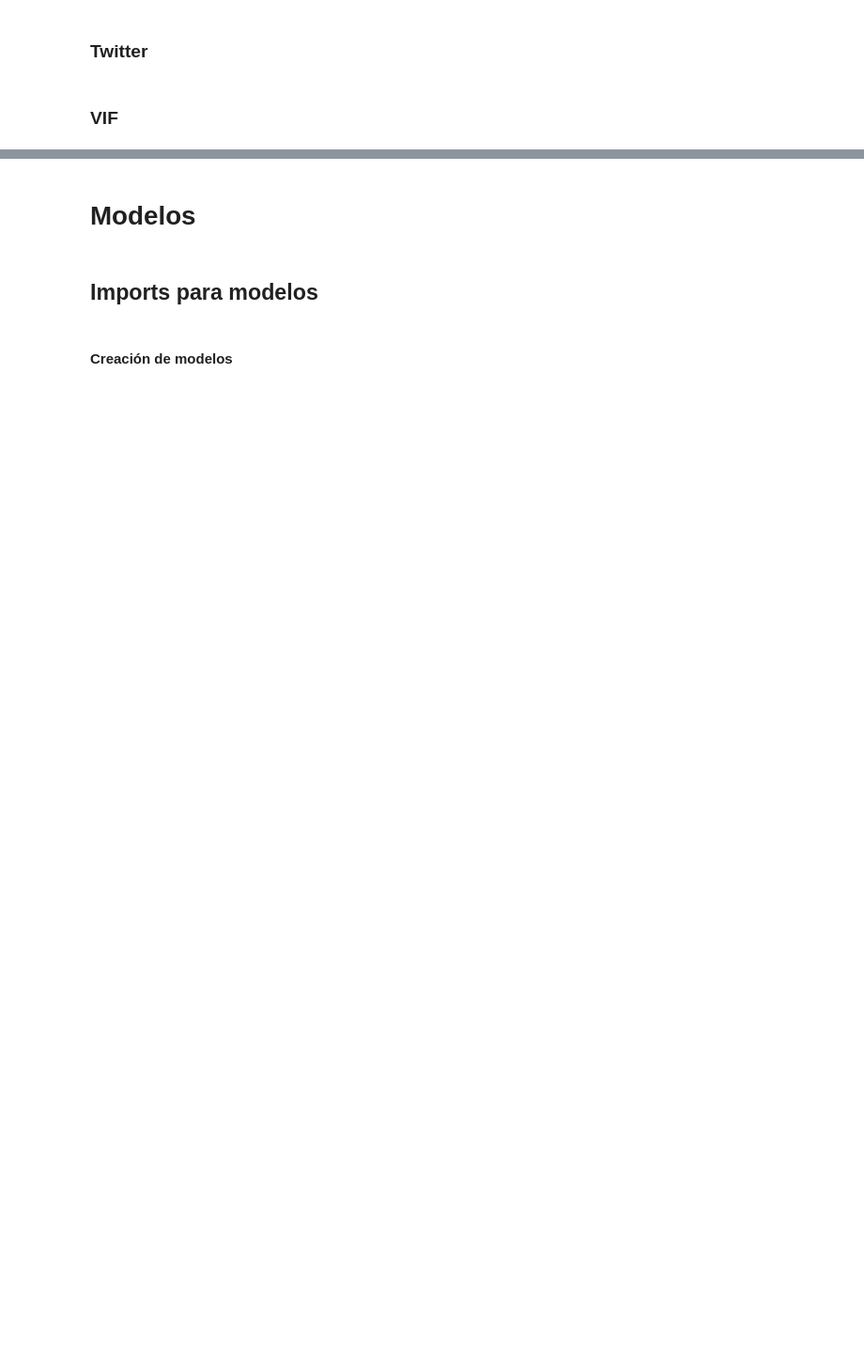
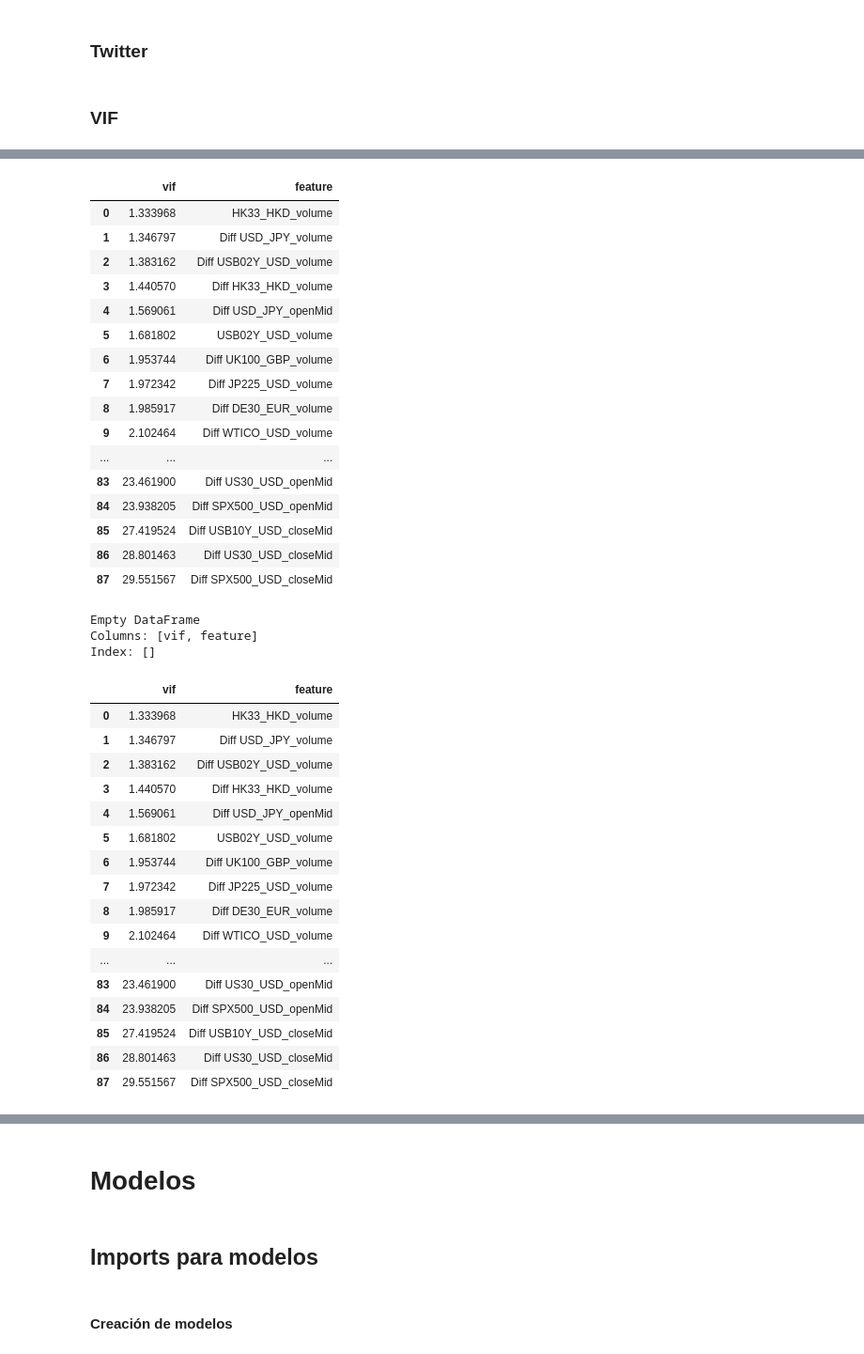
Before and after one commit to FranSerr/stock_prophets, a Jupyter notebook: Notebooks/FX3.ipynb, the cells around one changed output, grey strips where cells are left out. Shown at 94% size. Drawn from its saved outputs; the diff is of its cells as text; code cells hidden in the pictures; blank space fills up the shorter version.

```diff
--- a/Notebooks/FX3.ipynb
+++ b/Notebooks/FX3.ipynb
@@ -147,25 +117,28 @@ df1.head()
 # %%
 ##### Checar logaritmos de volumenes
 
-def adjust_lags(dat, min_window=None, date='USD_JPY_date', pricediff=True, candleformat='midpoint', log=True):
+def adjust_lags(dat, min_window=None, instrument='USD_JPY', pricediff=True, candleformat='midpoint', log=True, trading=False):
     """
     Ajusta intervalos de tiempo en rangos de una hora
 
     Args:
         dat (DataFrame): Datos
-        date (str): Columna con fecha de la variable a predecir
+        instrument (str): Divisa
         min_window (int): De cuántos minutos es cada intervalo
         pricediff (bool): Si queremos diferencias en precios
         candleformat (str): ['bidask', 'midpoint']
         log (bool): Si queremos transformación logarítmica
+        trading (bool): Si estamos en producción
     Returns:
         df (DataFrame): Datos transformados y ajustados
     """
 
     df = dat.copy()
+    date = '{}_date'.format(instrument)
     drops = [k for k in df.columns if date not in k and ('date' in k or 'complete' in k or 'time' in k)]
     df = df.drop(drops, axis=1)
-    df = df[100:] # Falla en API
+    if trading == False:
+        df = df[100:] # Falla en API
     df = df.reset_index(drop=True)
     df = df.fillna(method='ffill')
     df = df.fillna(method='bfill')
@@ -341,12 +314,13 @@ def adjust_lags(dat, min_window=None, date='USD_JPY_date', pricediff=True, candl
         df['Low'] = df.drop(fake_drop, 1).min(axis=1)
         df['vol'] = df[volume].sum(axis=1)
         df = df[step+1:]
-
     df[date] = df[date].astype(str)
-    df['d2'] = df[date].str[14:]
-    df = df[df['d2'] == '00:00+00:00']
-    df = df.reset_index(drop=True)
-    df = df.drop('d2', axis=1)
+    if min_window:
+        df['d2'] = df[date].str[14:]
+        df = df[df['d2'] == '00:00+00:00']
+        df = df.reset_index(drop=True)
+        df = df.drop('d2', axis=1)
     df[date] = df[date].str[:13]
-
+    df = df.fillna(method='ffill')
+    df = df.fillna(method='bfill')
     return df
@@ -357,8 +327,14 @@ pricediff = True
+# %%
+instrument = 'USD_JPY'
+pricediff = True
+log = True
+min_window = None
+candleformat = 'midpoint' # ['midpoint', 'bidask']
 # %%
 pr = adjust_lags(df1,
-                 min_window=None,
-                 date=date,
+                 min_window=min_window,
+                 instrument=instrument,
                  pricediff=pricediff,
-                 candleformat='midpoint',
-                 log=True)
+                 candleformat=candleformat,
+                 log=log)
 # %% [output]
@@ -538,0 +522,4 @@ df.head()
+# %%
+df = pr.copy()
+date = 'USD_JPY_date'
+df = df.drop(date, axis=1)
@@ -539 +572,41 @@ df.head()
+# %%
+df = reduce_multicol_randomly(df, instrument, pricediff)
+# %% [output]
+|  | vif | feature |
+| 0 | 1.333968 | HK33_HKD_volume |
+| 1 | 1.346797 | Diff USD_JPY_volume |
+| 2 | 1.383162 | Diff USB02Y_USD_volume |
+| 3 | 1.440570 | Diff HK33_HKD_volume |
+| 4 | 1.569061 | Diff USD_JPY_openMid |
+| 5 | 1.681802 | USB02Y_USD_volume |
+| 6 | 1.953744 | Diff UK100_GBP_volume |
+| 7 | 1.972342 | Diff JP225_USD_volume |
+| 8 | 1.985917 | Diff DE30_EUR_volume |
+| 9 | 2.102464 | Diff WTICO_USD_volume |
+| ... | ... | ... |
+| 83 | 23.461900 | Diff US30_USD_openMid |
+| 84 | 23.938205 | Diff SPX500_USD_openMid |
+| 85 | 27.419524 | Diff USB10Y_USD_closeMid |
+| 86 | 28.801463 | Diff US30_USD_closeMid |
+| 87 | 29.551567 | Diff SPX500_USD_closeMid |
+Empty DataFrame
+Columns: [vif, feature]
+Index: []
+|  | vif | feature |
+| 0 | 1.333968 | HK33_HKD_volume |
+| 1 | 1.346797 | Diff USD_JPY_volume |
+| 2 | 1.383162 | Diff USB02Y_USD_volume |
+| 3 | 1.440570 | Diff HK33_HKD_volume |
+| 4 | 1.569061 | Diff USD_JPY_openMid |
+| 5 | 1.681802 | USB02Y_USD_volume |
+| 6 | 1.953744 | Diff UK100_GBP_volume |
+| 7 | 1.972342 | Diff JP225_USD_volume |
+| 8 | 1.985917 | Diff DE30_EUR_volume |
+| 9 | 2.102464 | Diff WTICO_USD_volume |
+| ... | ... | ... |
+| 83 | 23.461900 | Diff US30_USD_openMid |
+| 84 | 23.938205 | Diff SPX500_USD_openMid |
+| 85 | 27.419524 | Diff USB10Y_USD_closeMid |
+| 86 | 28.801463 | Diff US30_USD_closeMid |
+| 87 | 29.551567 | Diff SPX500_USD_closeMid |
 # %%
```
Also changed, not shown: parts of 60 cells of this notebook.
